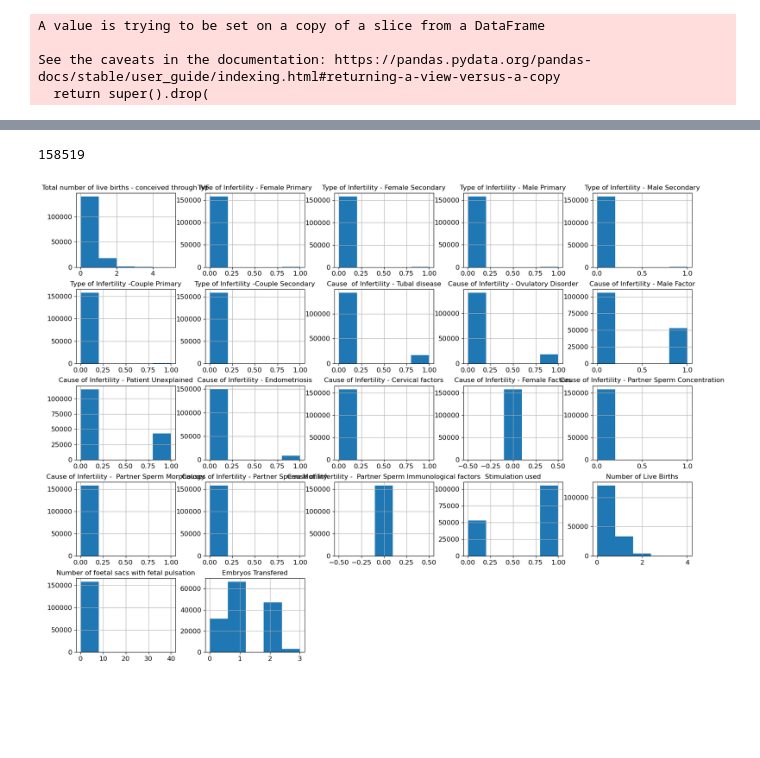
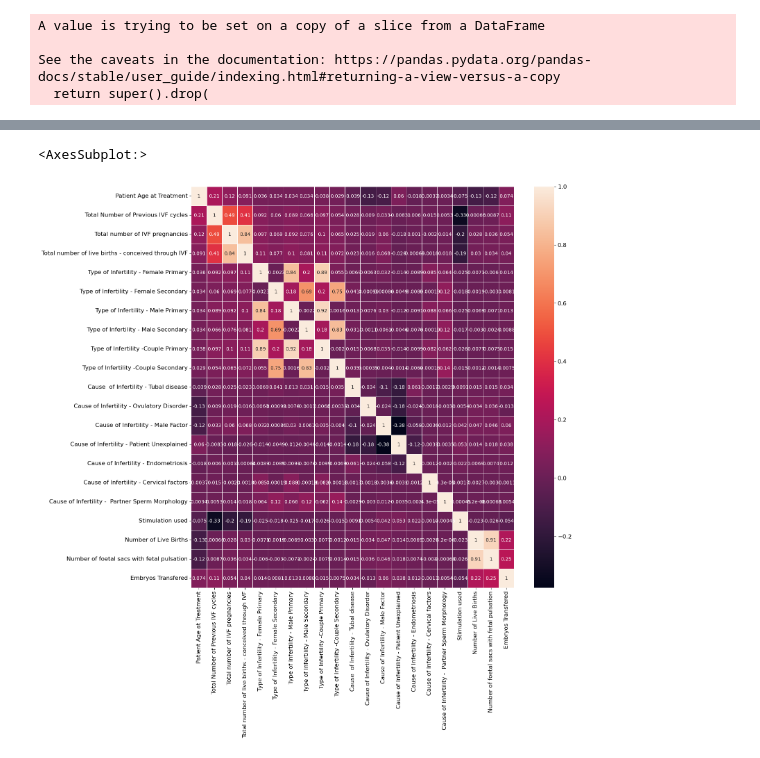
Before and after one commit to ecdison/Group9_MachineLearningHC, a Jupyter notebook: data_anlysis.ipynb, the cells around one changed output, grey strips where cells are left out. Saved outputs shown, nothing was run; the diff lists cells and outputs as text; code cells hidden in the pictures; blank space fills up the shorter version.

```diff
--- a/data_anlysis.ipynb
+++ b/data_anlysis.ipynb
@@ -99,6 +123,11 @@ mod_df.drop('Total number of live births - conceived through IVF or DI', axis=1,
 mod_df.drop('Total number of live births - conceived through DI', axis=1, inplace = True)
 mod_df.drop('Type of treatment - IVF or DI', axis=1, inplace = True)
 mod_df.drop('Year of Treatment', axis=1, inplace = True)
+mod_df.drop('Cause of Infertility - Partner Sperm Concentration', axis=1, inplace = True)
+mod_df.drop('Cause of Infertility - Female Factors', axis=1, inplace = True)
+mod_df.drop('Causes of Infertility - Partner Sperm Motility', axis=1, inplace = True)
+mod_df.drop('Cause of Infertility -  Partner Sperm Immunological factors', axis=1, inplace = True)
+mod_df.drop('Specific treatment type', axis=1, inplace = True)
 # %% [output]
 A value is trying to be set on a copy of a slice from a DataFrame
 
@@ -106,0 +202,8 @@ See the caveats in the documentation: https://pandas.pydata.org/pandas-docs/stab
+# %%
+# Fixing outliers and errors in data
+mod_df.drop(mod_df.index[mod_df['Patient Age at Treatment'] == '999'], inplace = True)
+mod_df.drop(mod_df.index[mod_df['Number of foetal sacs with fetal pulsation'] == 40], inplace = True)
+mod_df.drop(mod_df.index[mod_df['Sperm From'] == 'not assigned'], inplace = True)
+mod_df['Total Number of Previous IVF cycles'].replace({'0': 0, '1': 1, '2': 2, '3': 3, '4': 4, '5': 5, '>=5': 6}, inplace=True)
+mod_df['Total number of IVF pregnancies'].replace({'0': 0, '1': 1, '2': 2, '3': 3, '4': 4, '5': 5, '>=5': 6}, inplace=True)
+mod_df.fillna(value=mod_df['Embryos Transfered'].mean(), inplace=True)
@@ -106,0 +237,2 @@ See the caveats in the documentation: https://pandas.pydata.org/pandas-docs/stab
+# %%
+mod_df['Patient Age at Treatment'].replace({'40-42': 41, '45-50': 47.5, '35-37': 36, '18 - 34': 26, '43-44': 43.5, '38-39': 38.5}, inplace=True)
@@ -138,16 +292,9 @@ mod_df.describe()
 # %%
+fig, ax = plt.subplots(figsize=(15,15))  # Sample figsize in inches
+sns.heatmap(mod_df.corr(), annot=True, linewidths=.5, ax=ax)
 # %% [output]
-158519
+<AxesSubplot:>
+[figure, added]
 # %%
-%matplotlib inline
-import matplotlib as mpl
-import matplotlib.pyplot as plt
-mpl.rc('axes', labelsize=14)
-mpl.rc('xtick', labelsize=12)
-mpl.rc('ytick', labelsize=12)
-
-mod_df.hist(bins=5, figsize=(20,15))
-plt.show()
+y = mod_df['Number of Live Births']
-# %% [output]
-[figure, removed]
 # %%
```
Also changed, not shown: parts of 27 cells of this notebook, 1 other file.
